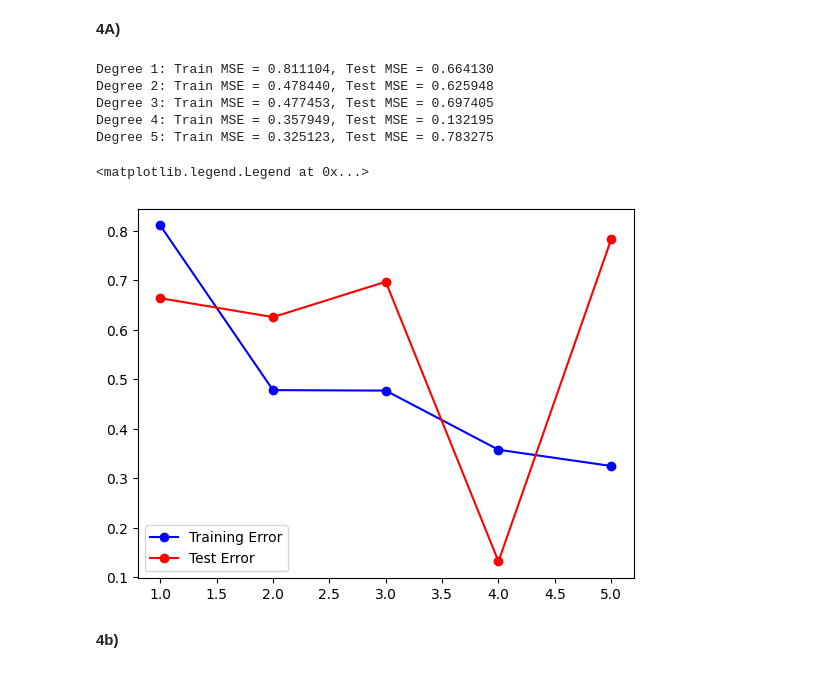
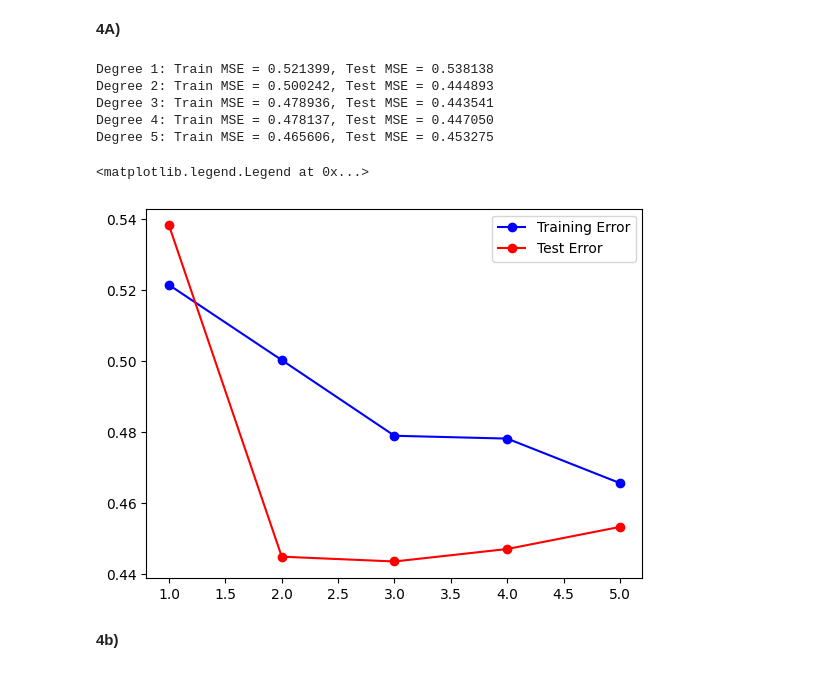
Before and after one commit to EiHol/FYSSTK3155, a Jupyter notebook: Week36/Notebook_W36.ipynb, the cells around one changed output. Cells and saved outputs as stored; diff of their text form; code cells hidden in the pictures.

```diff
--- a/Week36/Notebook_W36.ipynb
+++ b/Week36/Notebook_W36.ipynb
@@ -185,60 +185,68 @@ plt.legend()
 
 **c)** Compute the MSE of your ridge model for polynomials of degrees 1 to 5, and with lambdas from $10^{-1}$ to $10^{-5}$ on a logarithmic scale. Plot the MSE as a function of polynomial degree and lambda using a [heatmap](https://matplotlib.org/stable/gallery/images_contours_and_fields/image_annotated_heatmap.html).
 # %%
+# Setting seed to get the same data every time
+np.random.seed(22)
+
 # Generate the data
 n = 50
 x = np.linspace(-3, 3, n)
-y = np.exp(-x**2) + 1.5 * np.exp(-(x-2)**2) + np.random.normal(0, 0.1)
+y = np.exp(-x**2) + 1.5 * np.exp(-(x-2)**2) + np.random.normal(0, 0.1, n)  # Fixed: added n
+
+# Split the data before creating the design matrices
+x_train, x_test, y_train, y_test = train_test_split(x, y, random_state=42)
 # %% [markdown]
 **4A)**
 # %%
 from sklearn.metrics import mean_squared_error
 from numpy import log
 
 degrees = range(1, 6)
 Lambda = 0.01
-MSE_train = []
-MSE_test = []
-
-# Split the data before creating the design matrices to make sure all iterations use the same test and training dataset
-x_train, x_test, y_train, y_test = train_test_split(x, y)
+MSE_train_degrees = []
+MSE_test_degrees = []
 
 # Iterating over all degrees
 for degree in degrees:
 
-    # Create a design matrix for current polynomial degree
-    X_train = polynomial_features(x_train, degree)
-    X_test = polynomial_features(x_test, degree)
+    # Create a design matrix for current polynomial degree using raw x values
+    X_train = polynomial_features(x_train, degree)  # Use x_train, not X_train_s
+    X_test = polynomial_features(x_test, degree)    # Use x_test, not X_test_s
+
+    # Scaling data
+    scaler = StandardScaler()
+    X_train_scaled = scaler.fit_transform(X_train)
+    X_test_scaled = scaler.transform(X_test)
 
     # Train the model (find optimal parameters)
-    beta = Ridge_parameters(X_train, y_train, Lambda)
+    beta = Ridge_parameters(X_train_scaled, y_train, Lambda)
 
     # Make predictions
-    y_train_pred = X_train @ beta
-    y_test_pred = X_test @ beta
+    y_train_pred = X_train_scaled @ beta
+    y_test_pred = X_test_scaled @ beta
 
     # Calculate MSE for both training and test data
     train_mse_current = mean_squared_error(y_train, y_train_pred)
     test_mse_current = mean_squared_error(y_test, y_test_pred)
 
     # Store results
-    MSE_train.append(train_mse_current)
-    MSE_test.append(test_mse_current)
+    MSE_train_degrees.append(train_mse_current)
+    MSE_test_degrees.append(test_mse_current)
 
     # Print results
     print(f"Degree {degree}: Train MSE = {train_mse_current:.6f}, Test MSE = {test_mse_current:.6f}")
 
-plt.plot(degrees, MSE_train, 'o-', color='blue', label='Training Error')
-plt.plot(degrees, MSE_test, 'o-', color='red', label='Test Error')
+plt.plot(degrees, MSE_train_degrees, 'o-', color='blue', label='Training Error')
+plt.plot(degrees, MSE_test_degrees, 'o-', color='red', label='Test Error')
 plt.legend()
 # %% [output]
-Degree 1: Train MSE = 0.811104, Test MSE = 0.664130
-Degree 2: Train MSE = 0.478440, Test MSE = 0.625948
-Degree 3: Train MSE = 0.477453, Test MSE = 0.697405
-Degree 4: Train MSE = 0.357949, Test MSE = 0.132195
-Degree 5: Train MSE = 0.325123, Test MSE = 0.783275
+Degree 1: Train MSE = 0.521399, Test MSE = 0.538138
+Degree 2: Train MSE = 0.500242, Test MSE = 0.444893
+Degree 3: Train MSE = 0.478936, Test MSE = 0.443541
+Degree 4: Train MSE = 0.478137, Test MSE = 0.447050
+Degree 5: Train MSE = 0.465606, Test MSE = 0.453275
 <matplotlib.legend.Legend at 0x...>
-[figure, old version]
+[figure, new version]
 # %% [markdown]
 **4b)**
 # %%
```
Also changed, not shown: parts of 3 cells of this notebook.
